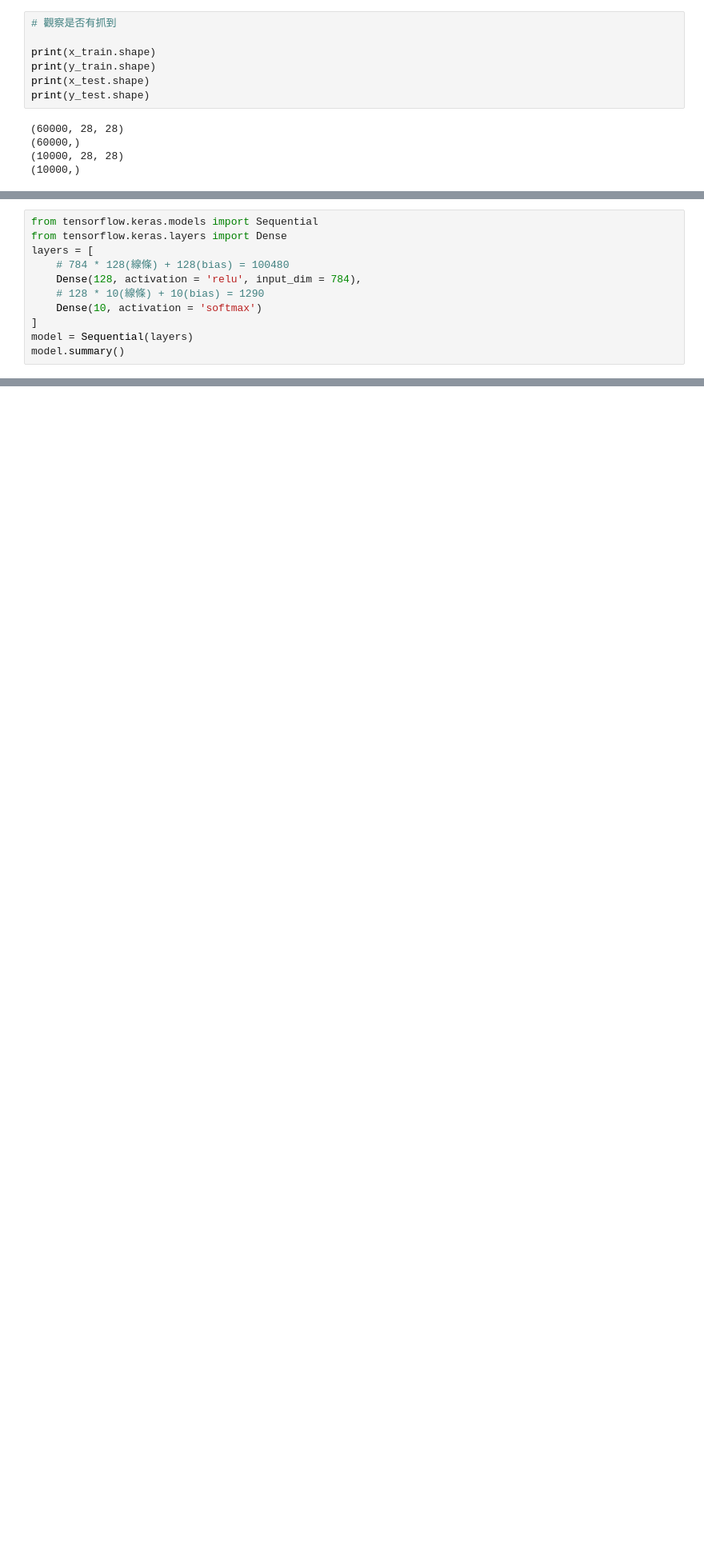
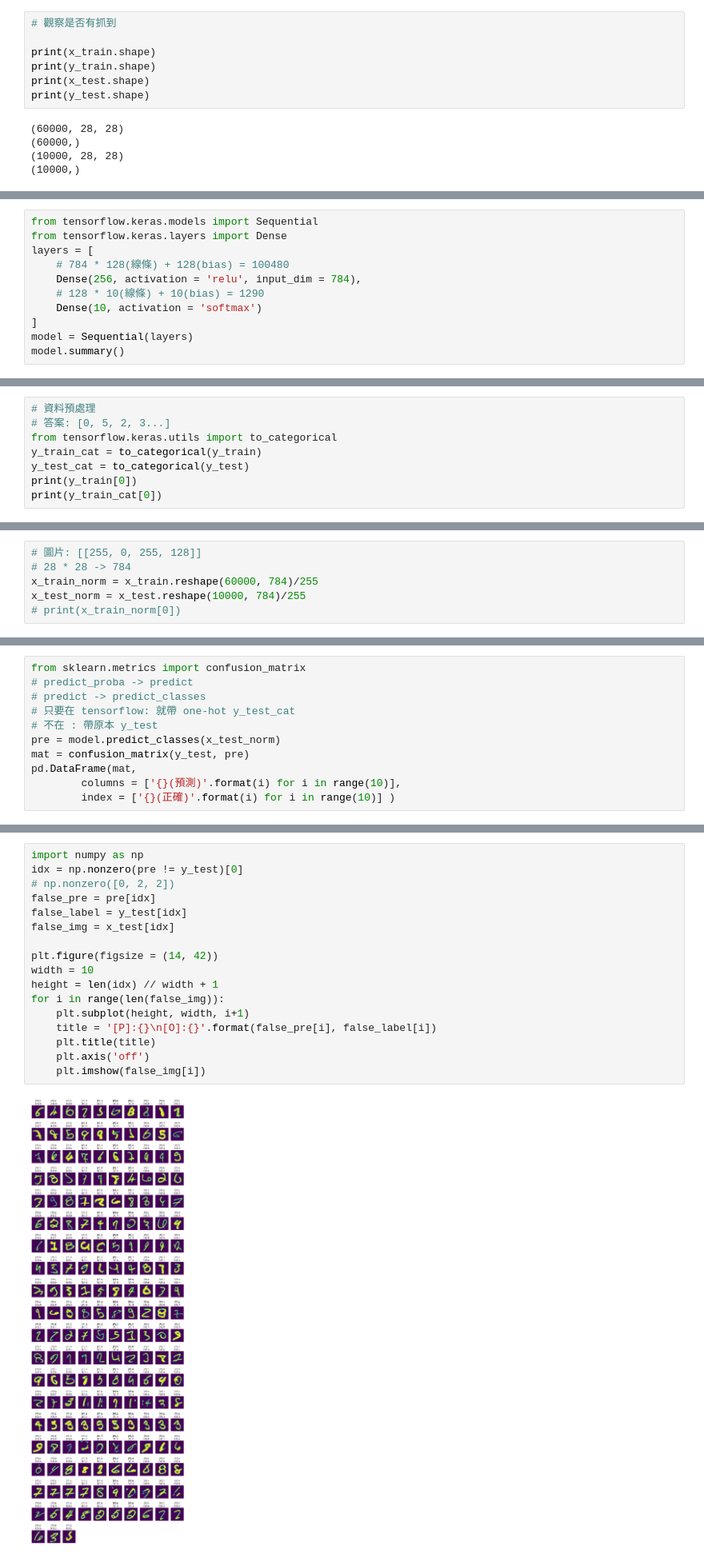
Before and after one commit to ryan9453/0602, a Jupyter notebook: mlp.ipynb, the cells around one changed output, grey strips where cells are left out. Shown at 80% size. Cells and saved outputs as stored; diff of their text form; blank space fills up the shorter version.

```diff
--- a/mlp.ipynb
+++ b/mlp.ipynb
@@ -56,7 +53,7 @@ from tensorflow.keras.models import Sequential
 from tensorflow.keras.layers import Dense
 layers = [
     # 784 * 128(線條) + 128(bias) = 100480
-    Dense(128, activation = 'relu', input_dim = 784),
+    Dense(256, activation = 'relu', input_dim = 784),
     # 128 * 10(線條) + 10(bias) = 1290
     Dense(10, activation = 'softmax')
 ]
@@ -77,0 +84,8 @@ _________________________________________________________________
+# %%
+# 資料預處理
+# 答案: [0, 5, 2, 3...]
+from tensorflow.keras.utils import to_categorical
+y_train_cat = to_categorical(y_train)
+y_test_cat = to_categorical(y_test)
+print(y_train[0])
+print(y_train_cat[0])
@@ -77,0 +95,6 @@ _________________________________________________________________
+# %%
+# 圖片: [[255, 0, 255, 128]]
+# 28 * 28 -> 784
+x_train_norm = x_train.reshape(60000, 784)/255
+x_test_norm = x_test.reshape(10000, 784)/255
+# print(x_train_norm[0])
@@ -77,0 +144,11 @@ _________________________________________________________________
+# %%
+from sklearn.metrics import confusion_matrix
+# predict_proba -> predict
+# predict -> predict_classes
+# 只要在 tensorflow: 就帶 one-hot y_test_cat
+# 不在 : 帶原本 y_test
+pre = model.predict_classes(x_test_norm)
+mat = confusion_matrix(y_test, pre)
+pd.DataFrame(mat,
+        columns = ['{}(預測)'.format(i) for i in range(10)],
+        index = ['{}(正確)'.format(i) for i in range(10)] )
@@ -77,0 +167,19 @@ _________________________________________________________________
+# %%
+import numpy as np
+idx = np.nonzero(pre != y_test)[0]
+# np.nonzero([0, 2, 2])
+false_pre = pre[idx]
+false_label = y_test[idx]
+false_img = x_test[idx]
+
+plt.figure(figsize = (14, 42))
+width = 10
+height = len(idx) // width + 1
+for i in range(len(false_img)):
+    plt.subplot(height, width, i+1)
+    title = '[P]:{}\n[O]:{}'.format(false_pre[i], false_label[i])
+    plt.title(title)
+    plt.axis('off')
+    plt.imshow(false_img[i])
+# %% [output]
+[figure, added]
```
Also changed, not shown: parts of 8 cells of this notebook.
